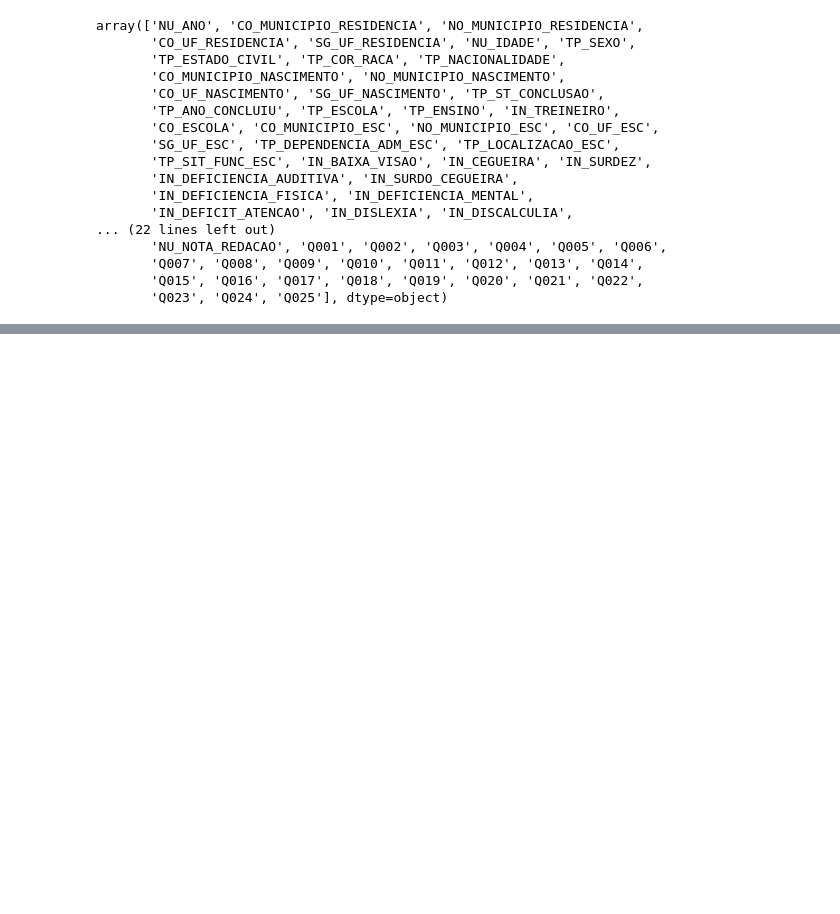
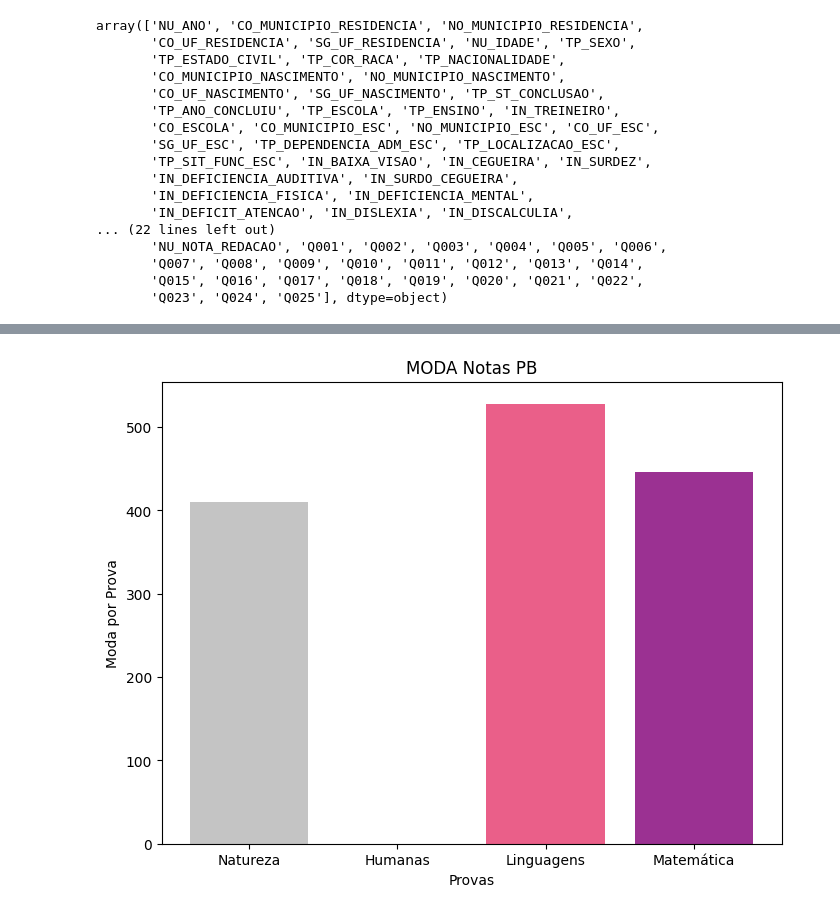
Before and after one commit to SolracSiul/estatistica, a Jupyter notebook: codigo.ipynb, the cells around one changed output, grey strips where cells are left out. Cells and saved outputs as stored; diff of their text form; code cells hidden in the pictures; blank space fills up the shorter version.

```diff
--- a/codigo.ipynb
+++ b/codigo.ipynb
@@ -117,0 +105,15 @@ chart.render_notebook()
+# %%
+import matplotlib.pyplot as plt
+
+modas = microdadods_enem_pb[['NU_NOTA_CN', 'NU_NOTA_CH', 'NU_NOTA_LC', 'NU_NOTA_MT']].mode().iloc[0]
+labels = ['Natureza', 'Humanas', 'Linguagens', 'Matemática']
+colors = ['#c4c4c4', '#F7B7A3', '#EA5F89', '#9B3192']
+plt.figure(figsize=(8, 6))
+plt.bar(labels, modas, color=colors)
+plt.title('MODA Notas PB')
+plt.xlabel('Provas')
+plt.ylabel('Moda por Prova')
+
+plt.show()
+# %% [output]
+[figure, added]
```
Also changed, not shown: parts of 16 cells of this notebook, 1 other file.
